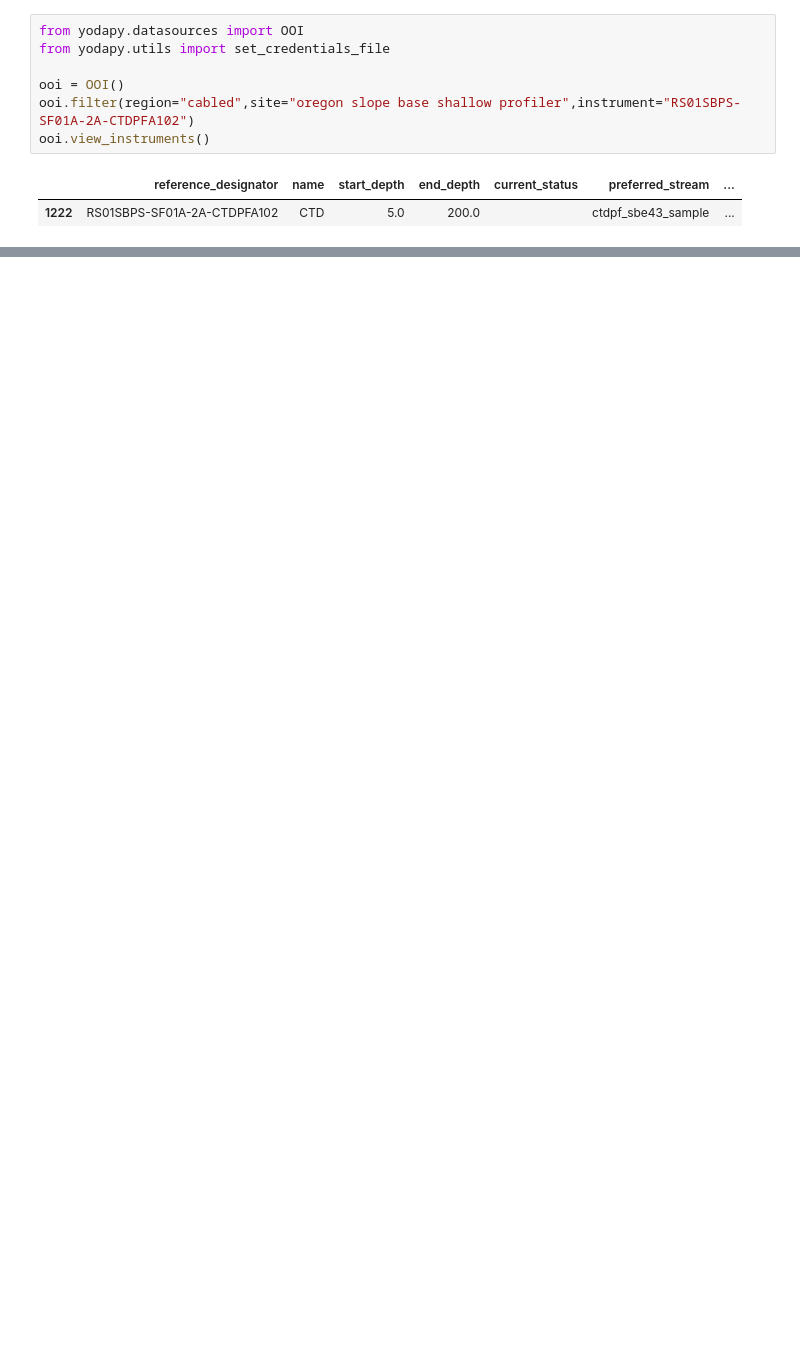
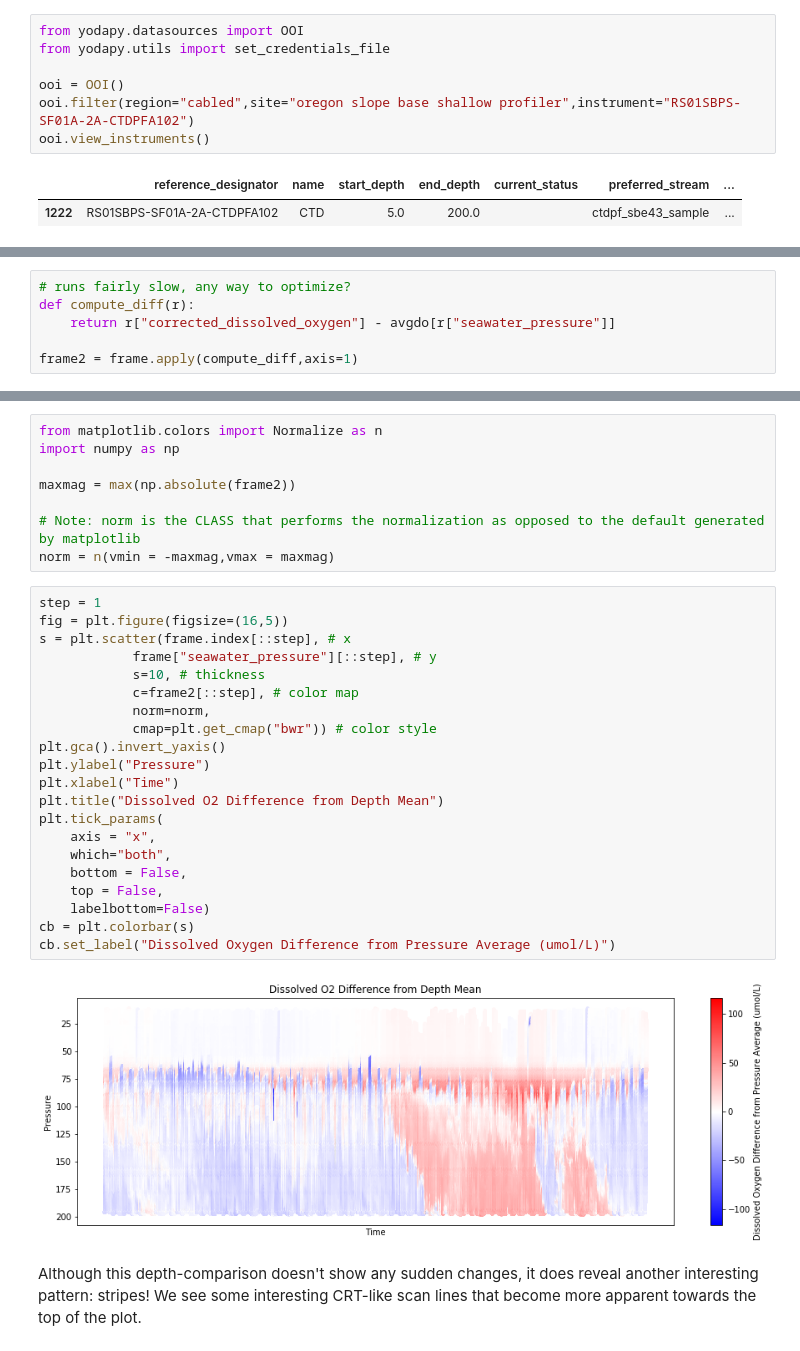
Before and after one commit to robfatland/notebooks, a Jupyter notebook: dev_notebooks/keenan/3d DO.ipynb, the cells around one changed output, grey strips where cells are left out. Cells and saved outputs as stored; diff of their text form; blank space fills up the shorter version.

```diff
--- a/dev_notebooks/keenan/3d DO.ipynb
+++ b/dev_notebooks/keenan/3d DO.ipynb
@@ -50,0 +88,6 @@ plt.scatter(frame.index,frame["seawater_pressure"],s=10,c=frame["corrected_disso
+# %%
+# runs fairly slow, any way to optimize?
+def compute_diff(r):
+    return r["corrected_dissolved_oxygen"] - avgdo[r["seawater_pressure"]]
+
+frame2 = frame.apply(compute_diff,axis=1)
@@ -50,0 +96,33 @@ plt.scatter(frame.index,frame["seawater_pressure"],s=10,c=frame["corrected_disso
+# %%
+from matplotlib.colors import Normalize as n
+import numpy as np
+
+maxmag = max(np.absolute(frame2))
+
+# Note: norm is the CLASS that performs the normalization as opposed to the default generated by matplotlib
+norm = n(vmin = -maxmag,vmax = maxmag)
+# %%
+step = 1
+fig = plt.figure(figsize=(16,5))
+s = plt.scatter(frame.index[::step], # x
+            frame["seawater_pressure"][::step], # y
+            s=10, # thickness
+            c=frame2[::step], # color map
+            norm=norm,
+            cmap=plt.get_cmap("bwr")) # color style
+plt.gca().invert_yaxis()
+plt.ylabel("Pressure")
+plt.xlabel("Time")
+plt.title("Dissolved O2 Difference from Depth Mean")
+plt.tick_params(
+    axis = "x",
+    which="both",
+    bottom = False,
+    top = False,
+    labelbottom=False)
+cb = plt.colorbar(s)
+cb.set_label("Dissolved Oxygen Difference from Pressure Average (umol/L)")
+# %% [output]
+[figure, added]
+# %% [markdown]
+Although this depth-comparison doesn't show any sudden changes, it does reveal another interesting pattern: stripes! We see some interesting CRT-like scan lines that become more apparent towards the top of the plot.
```
Also changed, not shown: parts of 14 cells of this notebook.
